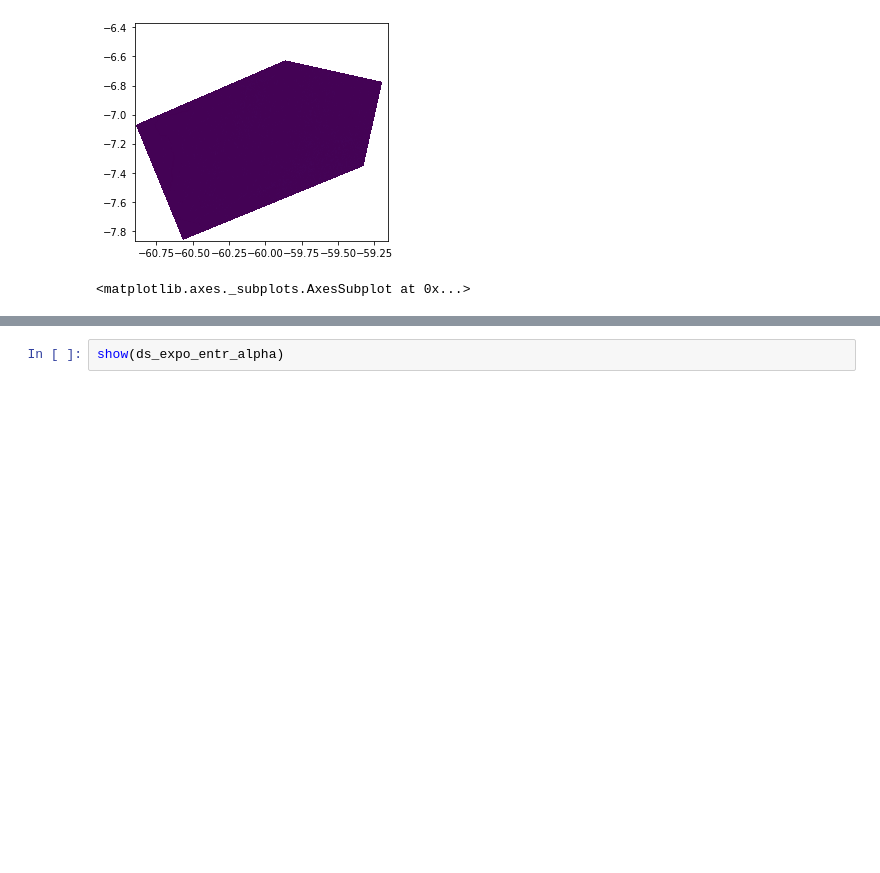
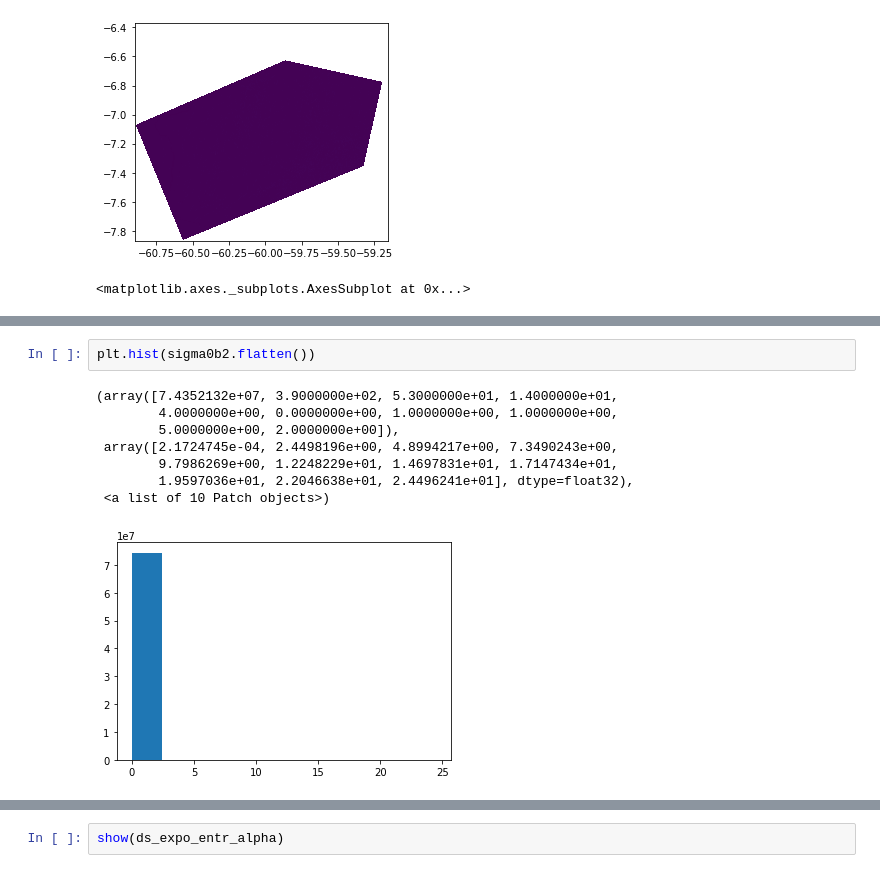
Before and after one commit to danielleitesoares/tccuea, a Jupyter notebook: teste_tif.ipynb, the cells around one changed output, grey strips where cells are left out. Saved outputs shown, nothing was run; the diff lists cells and outputs as text; blank space fills up the shorter version.

```diff
--- a/teste_tif.ipynb
+++ b/teste_tif.ipynb
@@ -184,0 +215,11 @@ plt.plot(sigma0.flatten())
+# %%
+plt.hist(sigma0b2.flatten())
+# %% [output]
+(array([7.4352132e+07, 3.9000000e+02, 5.3000000e+01, 1.4000000e+01,
+        4.0000000e+00, 0.0000000e+00, 1.0000000e+00, 1.0000000e+00,
+        5.0000000e+00, 2.0000000e+00]),
+ array([2.1724745e-04, 2.4498196e+00, 4.8994217e+00, 7.3490243e+00,
+        9.7986269e+00, 1.2248229e+01, 1.4697831e+01, 1.7147434e+01,
+        1.9597036e+01, 2.2046638e+01, 2.4496241e+01], dtype=float32),
+ <a list of 10 Patch objects>)
+[figure, added]
```
Also changed, not shown: parts of 7 cells of this notebook.
